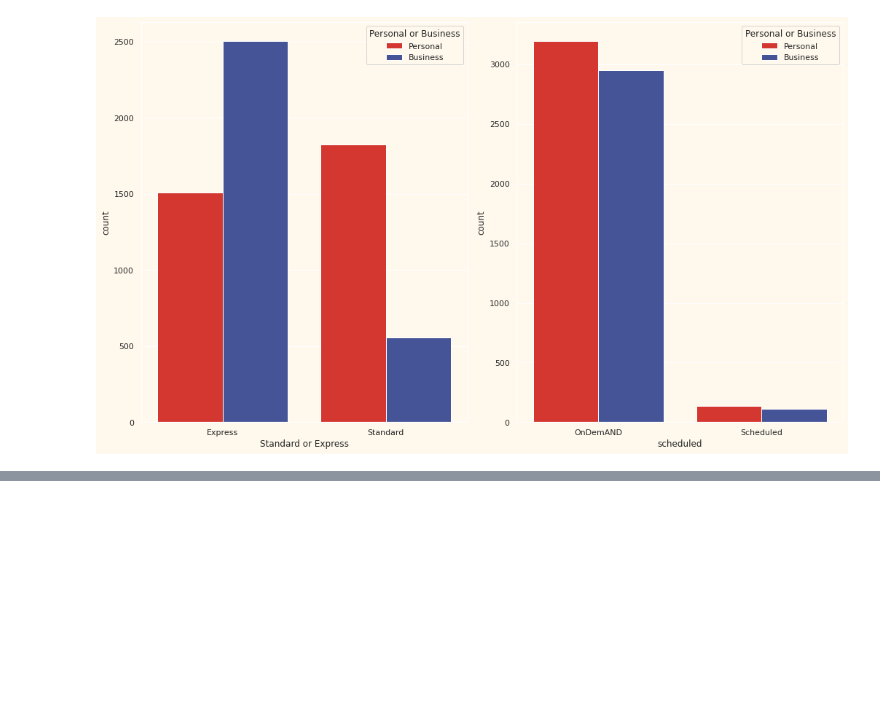
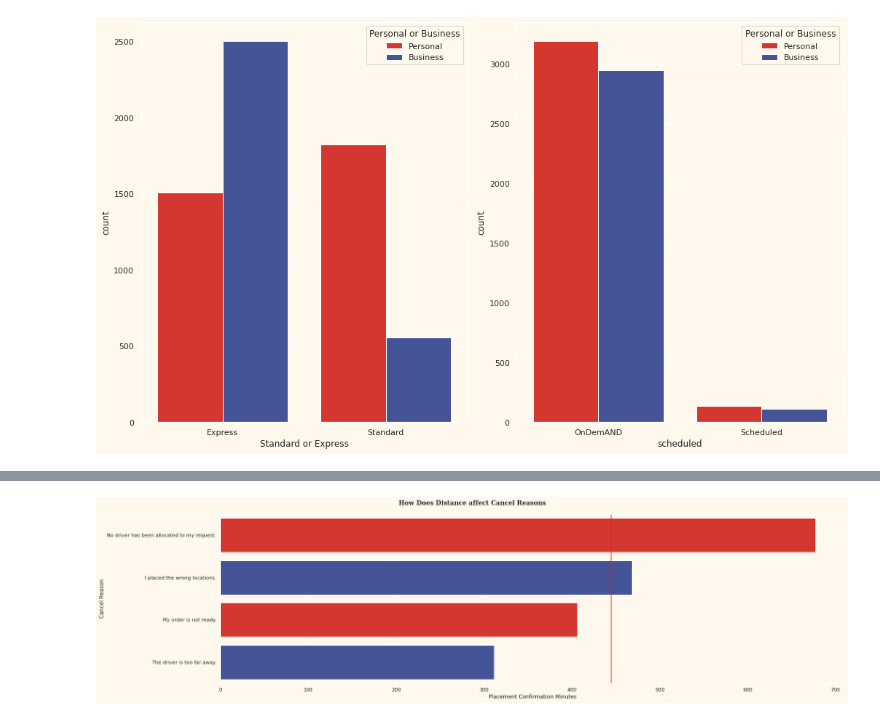
Before and after one commit to Kevin-Nduati/Customer-Data-Analysis, a Jupyter notebook: analysis.ipynb, the cells around one changed output, grey strips where cells are left out. Cells and saved outputs as stored; diff of their text form; code cells hidden in the pictures; blank space fills up the shorter version.

```diff
--- a/analysis.ipynb
+++ b/analysis.ipynb
@@ -437,0 +524,9 @@ df['Cancel Reason'].nunique()
+# %%
+df1 = df[df['Cancelled by'] == 'Customer']
+customer_cancel_reasons = df1.groupby('Cancel Reason', as_index=False).agg({
+    'Distance (KM)': 'mean',
+    'Placement Confirmation Minutes': 'mean',
+    'Confirmation Cancellation Minutes': 'mean',
+    'Placement Cancellation Minutes': 'mean'
+})
+customer_cancel_reasons
@@ -437,0 +539,16 @@ df['Cancel Reason'].nunique()
+# %%
+fig, axs = plt.subplots(1,1)
+sns.barplot(
+    y='Cancel Reason',
+    x='Placement Confirmation Minutes',
+    data=customer_cancel_reasons.sort_values(by='Placement Confirmation Minutes', ascending=False),
+    palette=colors)
+
+plt.axvline(df['Placement Confirmation Minutes'].mean())
+
+fig = plt.gcf()
+fig.set_size_inches(23.5, 6.5)
+plt.suptitle('How Does Distance affect Cancel Reasons', fontfamily='serif', fontweight='bold', fontsize=14)
+plt.tight_layout()
+# %% [output]
+[figure, added]
```
Also changed, not shown: parts of 16 cells of this notebook.
